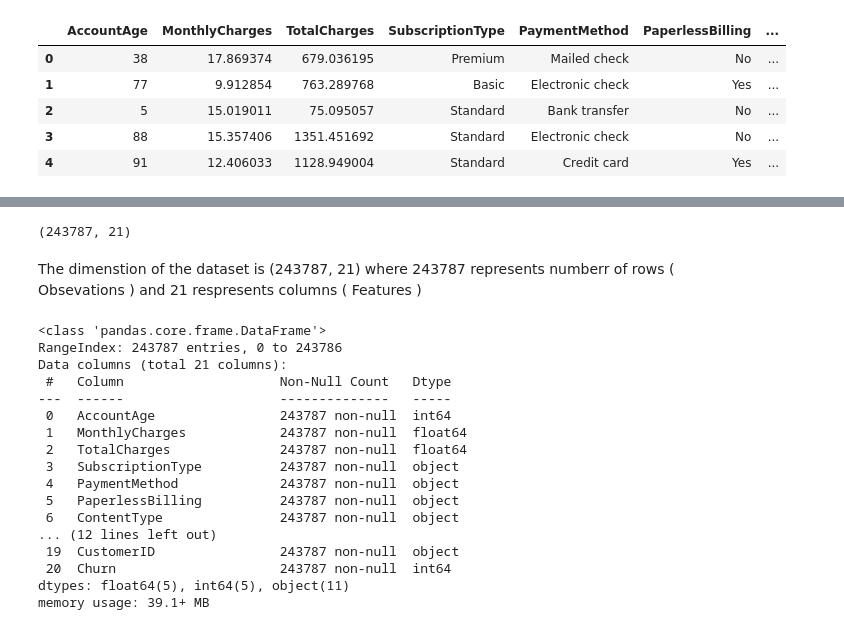
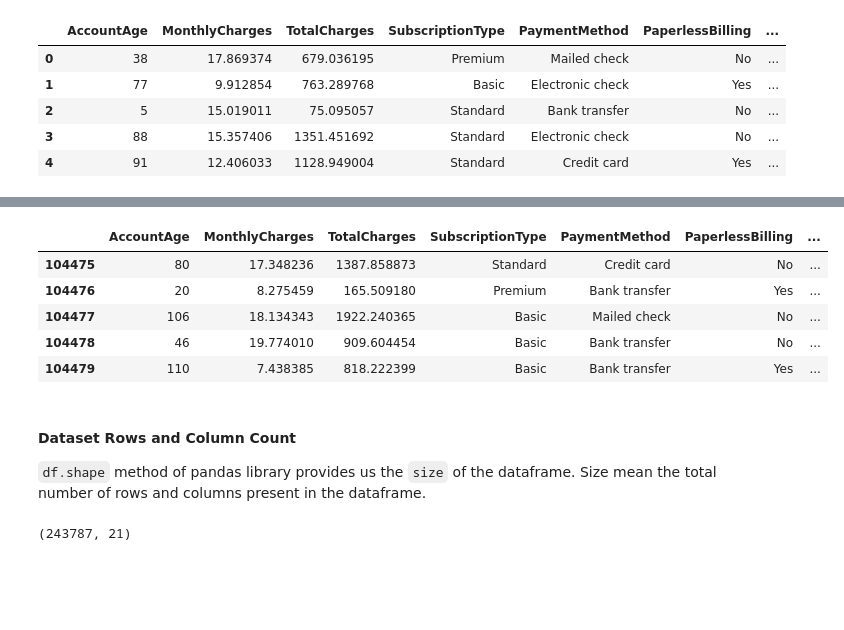
Before and after one commit to BVR198/Data-Science-Challenge, a Jupyter notebook: Customer Churn.ipynb, the cells around one changed output, grey strips where cells are left out. Drawn from its saved outputs; the diff is of its cells as text; code cells hidden in the pictures; blank space fills up the shorter version.

```diff
--- a/Customer Churn.ipynb
+++ b/Customer Churn.ipynb
@@ -55 +77,15 @@ Before we make inferences and predictions, it is good idea to understand the bas
+# %%
+# Last five rows of test dataset y_test
+y_test.tail()
+# %% [output]
+|  | AccountAge | MonthlyCharges | TotalCharges | SubscriptionType | PaymentMethod | PaperlessBilling | ... |
+| 104475 | 80 | 17.348236 | 1387.858873 | Standard | Credit card | No | ... |
+| 104476 | 20 | 8.275459 | 165.509180 | Premium | Bank transfer | Yes | ... |
+| 104477 | 106 | 18.134343 | 1922.240365 | Basic | Mailed check | No | ... |
+| 104478 | 46 | 19.774010 | 909.604454 | Basic | Bank transfer | No | ... |
+| 104479 | 110 | 7.438385 | 818.222399 | Basic | Bank transfer | Yes | ... |
+# %% [markdown]
+#### Dataset Rows and Column Count
+
+`df.shape` method of pandas library provides us the `size` of the dataframe. Size mean the total number of rows and columns present in the dataframe.
 # %%
@@ -57,25 +94,3 @@ Before we make inferences and predictions, it is good idea to understand the bas
 x_train.shape
 # %% [output]
 (243787, 21)
-# %% [markdown]
-The dimenstion of the dataset is (243787, 21) where 243787 represents numberr of rows ( Obsevations ) and 21 respresents columns ( Features )
-# %%
-x_train.info()
-# %% [output]
-<class 'pandas.core.frame.DataFrame'>
-RangeIndex: 243787 entries, 0 to 243786
-Data columns (total 21 columns):
- #   Column                    Non-Null Count   Dtype
----  ------                    --------------   -----
- 0   AccountAge                243787 non-null  int64
- 1   MonthlyCharges            243787 non-null  float64
- 2   TotalCharges              243787 non-null  float64
- 3   SubscriptionType          243787 non-null  object
- 4   PaymentMethod             243787 non-null  object
- 5   PaperlessBilling          243787 non-null  object
- 6   ContentType               243787 non-null  object
-... (12 lines left out)
- 19  CustomerID                243787 non-null  object
- 20  Churn                     243787 non-null  int64
-dtypes: float64(5), int64(5), object(11)
-memory usage: 39.1+ MB
```
Also changed, not shown: parts of 31 cells of this notebook.
